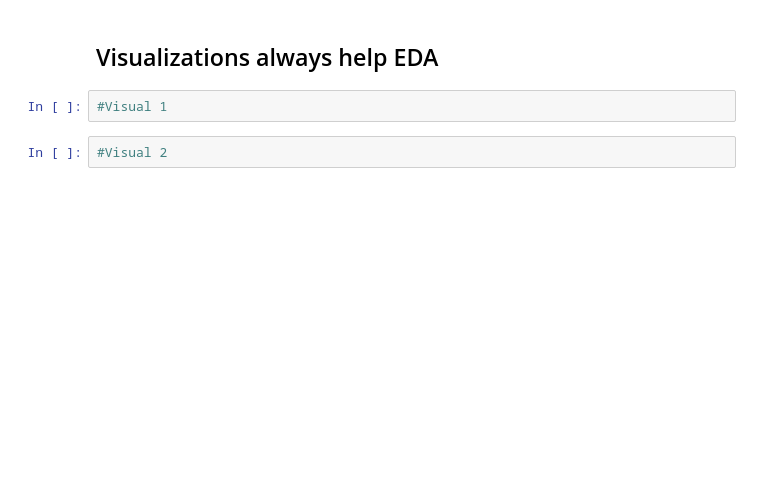
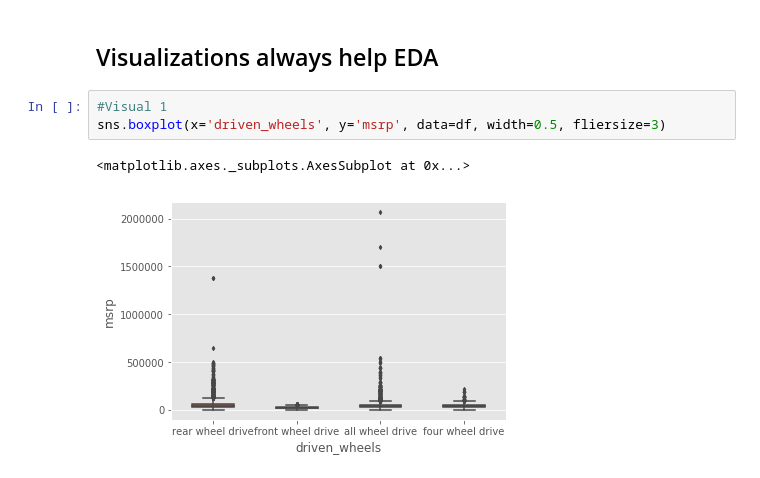
Before and after one commit to Amberlynnyandow/study-group-content, a Jupyter notebook: module_1/week_3_PT/Pandas! .ipynb, the cells around one changed output. Drawn from its saved outputs; the diff is of its cells as text; blank space fills up the shorter version.

```diff
--- a/module_1/week_3_PT/Pandas! .ipynb
+++ b/module_1/week_3_PT/Pandas! .ipynb
@@ -248,6 +293,8 @@ A table of this form isn’t the easiest to read, and also not very easy to visu
 # %% [markdown]
 ## Visualizations always help EDA
-# %%
-#Visual 1
-# %%
-#Visual 2
+# %%
+#Visual 1
+sns.boxplot(x='driven_wheels', y='msrp', data=df, width=0.5, fliersize=3)
+# %% [output]
+<matplotlib.axes._subplots.AxesSubplot at 0x...>
+[figure, added]
```
Also changed, not shown: parts of 8 cells of this notebook, 2 other files.
